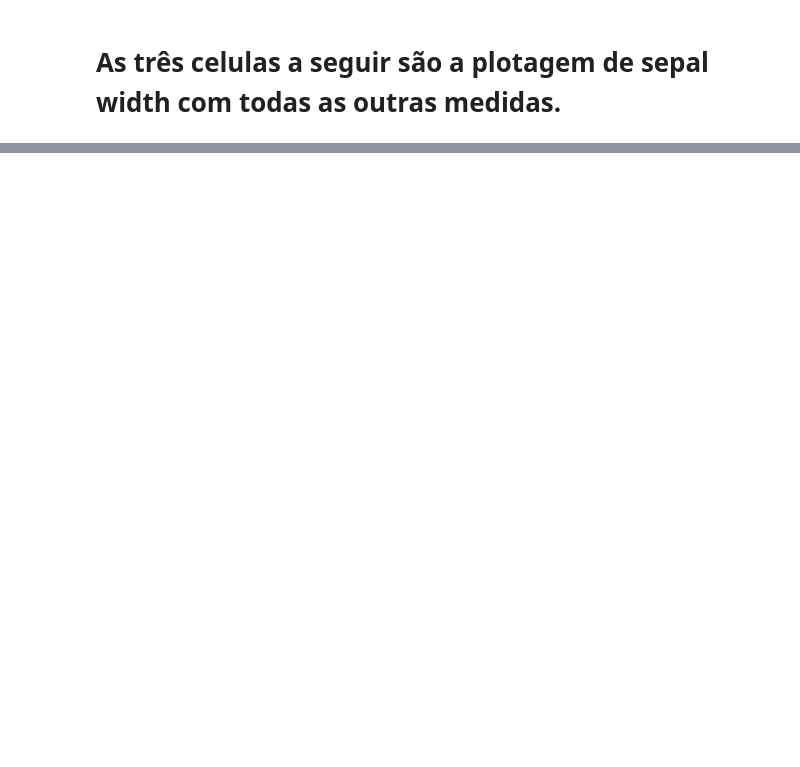
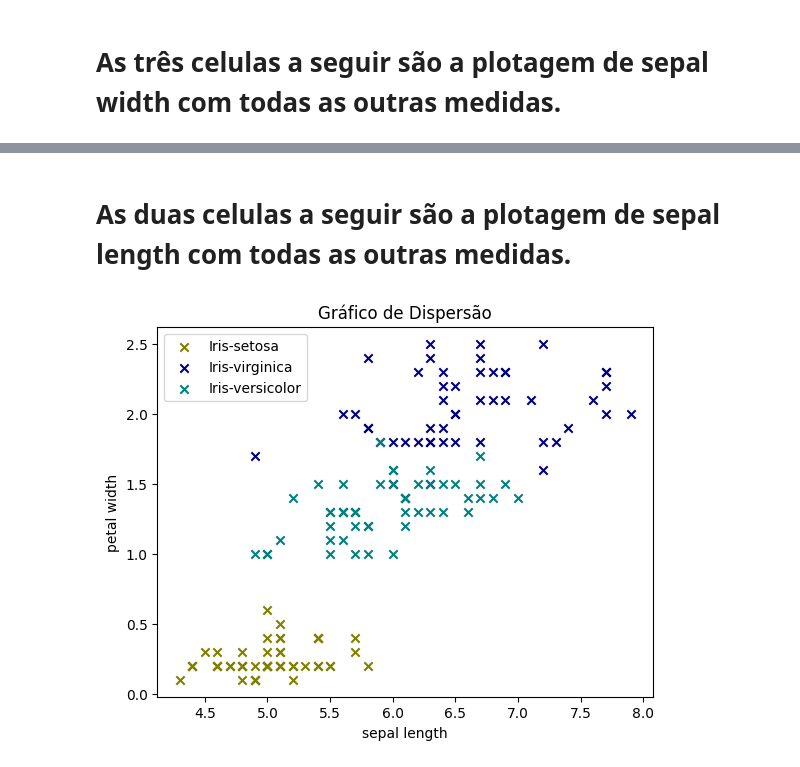
Before and after one commit to VivianeSouza923/Data-Analysis-Practices, a Jupyter notebook: Iris.ipynb, the cells around one changed output, grey strips where cells are left out. Drawn from its saved outputs; the diff is of its cells as text; code cells hidden in the pictures; blank space fills up the shorter version.

```diff
--- a/Iris.ipynb
+++ b/Iris.ipynb
@@ -420,0 +333,27 @@ plt.show()
+# %% [markdown]
+# As duas celulas a seguir são a plotagem de sepal length com todas as outras medidas.
+# %%
+import pandas as pd # Import the library to manipulate and visualize data
+import matplotlib.pyplot as plt # Import the library to create charts
+
+# Color mapping for each category
+categorias = ['Iris-setosa', 'Iris-versicolor', 'Iris-virginica']  # List of flower categories from the Iris dataset
+cores = {'Iris-setosa': 'olive', 'Iris-versicolor': 'teal', 'Iris-virginica': 'navy'}  # Dictionary associating color with the keys being the categories in the list in the previous line
+
+# I create the scatter plot
+for cat in set(X['Target']): # for each unique value within the set (which is populated by the target column of dataset X)
+    plt.scatter(X.loc[X['Target'] == cat, 'sepal length'], # If the category in question in the Target column is the same as the CAT category in question, I take the sepal LENGTH to plot
+                X.loc[X['Target'] == cat, 'petal width'], # If the category in question in the Target column is the same as the CAT category in question, I take the PETAL WIDTH to plot
+                c=cores[cat], label=cat, marker='x') # I set the color of the plot based on the current category (cat). label will be given the name of the current category
+                # I'm going to change the marker just to give it a little charm
+
+# Add label and legends
+plt.xlabel('sepal length') # x-axis label
+plt.ylabel('petal width') # y-axis label
+plt.title('Gráfico de Dispersão') # Chart title
+plt.legend() # chart lehend
+
+# shoiw tje plit
+plt.show()
+# %% [output]
+[figure, added]
```
Also changed, not shown: parts of 24 cells of this notebook.
